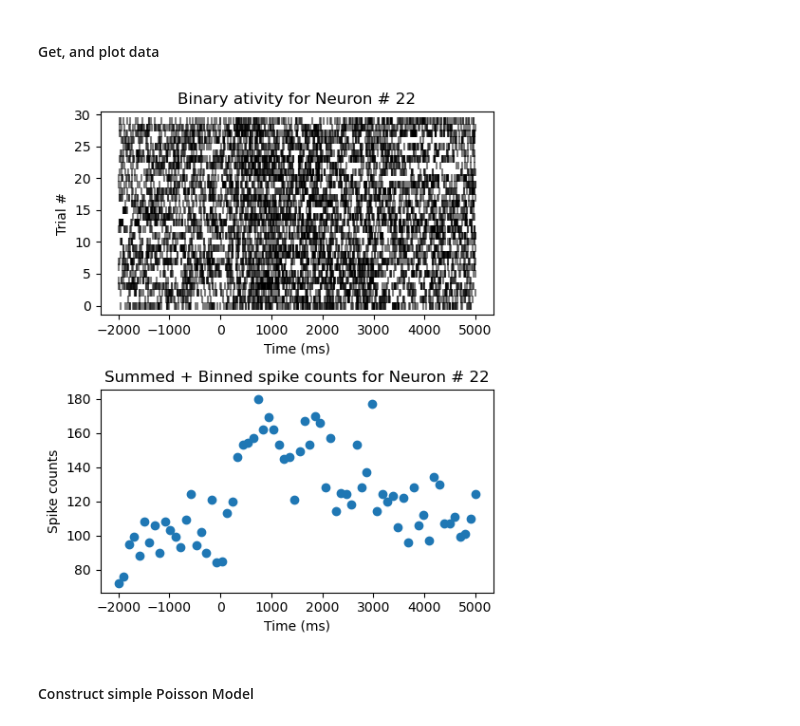
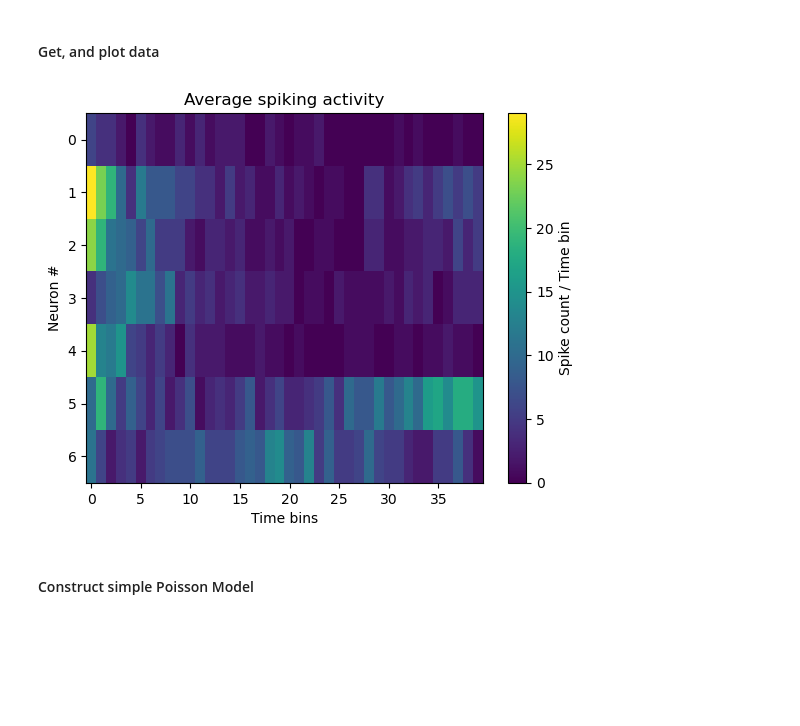
Before and after one commit to abuzarmahmood/pymcon_bayesian_changepoint, a Jupyter notebook: Bayesian_Changepoint_Zoo_neural_data.ipynb, the cells around one changed output. Drawn from its saved outputs; the diff is of its cells as text; code cells hidden in the pictures; blank space fills up the shorter version.

```diff
--- a/Bayesian_Changepoint_Zoo_neural_data.ipynb
+++ b/Bayesian_Changepoint_Zoo_neural_data.ipynb
@@ -109,33 +113,15 @@ Parent example: </br>
 https://github.com/CamDavidsonPilon/Probabilistic-Programming-and-Bayesian-Methods-for-Hackers/blob/master/Chapter1_Introduction/Ch1_Introduction_PyMC_current.ipynb
 # %% [markdown]
 #### Get, and plot data
-# %%
-# Convert binary data to poisson
-
-# Extract data for waned neuron
-nrn_ind = 22
-raw_data = spike_dat[:, nrn_ind]
-
-# Sum binary spikes across trials, and bin in time to get timeseries of counts
-bin_size = 100
-poisson_data = np.reshape(raw_data, (raw_data.shape[0], -1, bin_size)).sum(axis=(0,-1))
-time_vec = np.linspace(-2000, 5000, len(poisson_data))
-
-# Plot raw and processed data
-fig,ax  = plt.subplots(2,1, figsize = (5,6))
-spike_x, spike_y = np.where(spike_dat[:, nrn_ind])[::-1]
-ax[0].scatter(spike_t_vec[spike_x], spike_y, color = 'k', marker = '|', alpha = 0.5)
-ax[0].set_xlabel('Time (ms)');
-ax[0].set_ylabel('Trial #');
-ax[0].set_title(f'Binary ativity for Neuron # {nrn_ind}');
-
-ax[1].scatter(time_vec, poisson_data);
-ax[1].set_xlabel('Time (ms)');
-ax[1].set_ylabel('Spike counts');
-ax[1].set_title(f'Summed + Binned spike counts for Neuron # {nrn_ind}');
-
-plt.tight_layout()
-# %% [output]
-[figure, removed]
+# %%
+sum_spikes = spike_dat.sum(axis=0)
+
+plt.imshow(sum_spikes, **img_kwargs);
+plt.xlabel('Time bins');
+plt.ylabel('Neuron #');
+plt.title('Average spiking activity');
+plt.colorbar(label = 'Spike count / Time bin');
+# %% [output]
+[figure, added]
 # %% [markdown]
 #### Construct simple Poisson Model
```
Also changed, not shown: parts of 53 cells of this notebook.
